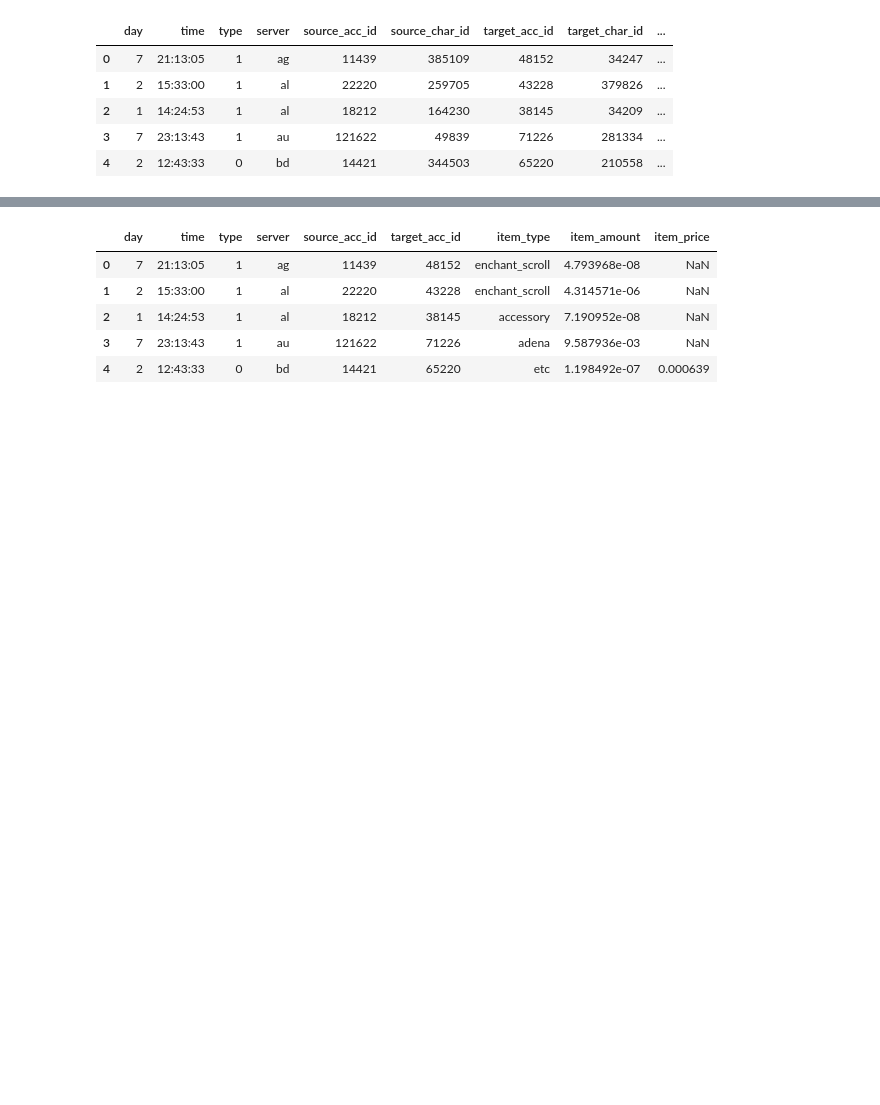
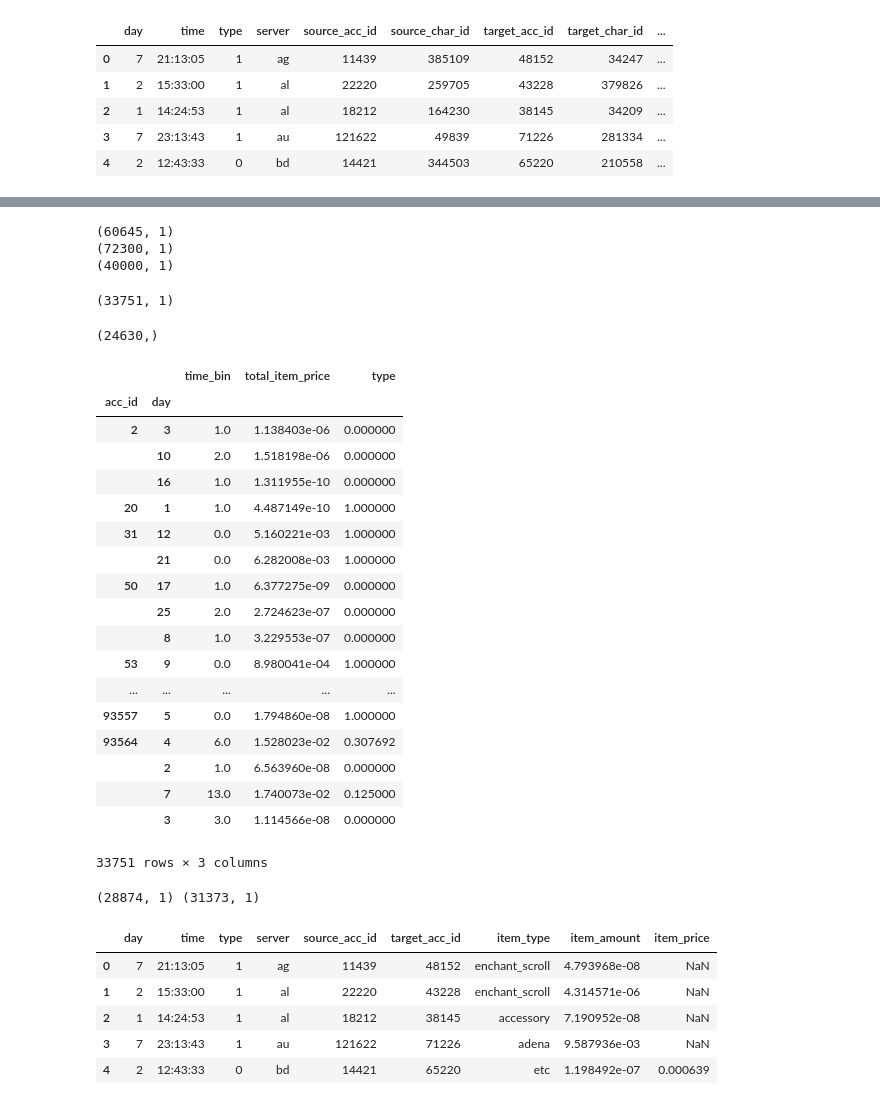
Before and after one commit to mullin-2019bigcontest/Mullin, a Jupyter notebook: Network Analysis.ipynb, the cells around one changed output, grey strips where cells are left out. Cells and saved outputs as stored; diff of their text form; code cells hidden in the pictures; blank space fills up the shorter version.

```diff
--- a/Network Analysis.ipynb
+++ b/Network Analysis.ipynb
@@ -441,0 +465,2 @@ trade_network['source_char_id'].nunique()
+# %%
+source_acc_id = trade_network['source_acc_id'].unique()
@@ -442,3 +483,54 @@ trade_network['source_char_id'].nunique()
+# %%
+tot_acc_id = df.index.levels[0].values
+# %%
+source_acc_id = pd.DataFrame(source_acc_id)
+target_acc_id = pd.DataFrame(target_acc_id)
+tot_acc_id = pd.DataFrame(tot_acc_id)
+# %%
+print(source_acc_id.shape)
+print(target_acc_id.shape)
+print(tot_acc_id.shape)
+# %% [output]
+(60645, 1)
+(72300, 1)
+(40000, 1)
+# %%
+st = pd.merge(source_acc_id,tot_acc_id,how='inner')
+tt = pd.merge(target_acc_id,tot_acc_id,how='inner')
+ans = pd.merge(st,tt,how='outer')
+ans.shape
+# %% [output]
+(33751, 1)
+# %%
+trade.index.levels[0].values.shape
+# %% [output]
+(24630,)
+# %%
+trade.iloc[ans.values.flatten()].sort_values('acc_id')
+# %% [output]
+|  |  | time_bin | total_item_price | type |
+| acc_id | day |  |  |  |
+| 2 | 3 | 1.0 | 1.138403e-06 | 0.000000 |
+|  | 10 | 2.0 | 1.518198e-06 | 0.000000 |
+|  | 16 | 1.0 | 1.311955e-10 | 0.000000 |
+| 20 | 1 | 1.0 | 4.487149e-10 | 1.000000 |
+| 31 | 12 | 0.0 | 5.160221e-03 | 1.000000 |
+|  | 21 | 0.0 | 6.282008e-03 | 1.000000 |
+| 50 | 17 | 1.0 | 6.377275e-09 | 0.000000 |
+|  | 25 | 2.0 | 2.724623e-07 | 0.000000 |
+|  | 8 | 1.0 | 3.229553e-07 | 0.000000 |
+| 53 | 9 | 0.0 | 8.980041e-04 | 1.000000 |
+| ... | ... | ... | ... | ... |
+| 93557 | 5 | 0.0 | 1.794860e-08 | 1.000000 |
+| 93564 | 4 | 6.0 | 1.528023e-02 | 0.307692 |
+|  | 2 | 1.0 | 6.563960e-08 | 0.000000 |
+|  | 7 | 13.0 | 1.740073e-02 | 0.125000 |
+|  | 3 | 3.0 | 1.114566e-08 | 0.000000 |
+33751 rows × 3 columns
+# %%
+print(st.shape,tt.shape)
+# %% [output]
+(28874, 1) (31373, 1)
 # %%
 # We are interested in 'character' information : drop char id
 trade_network = trade_network.drop(columns=['source_char_id','target_char_id'])
```
Also changed, not shown: parts of 28 cells of this notebook, 2 other files.
